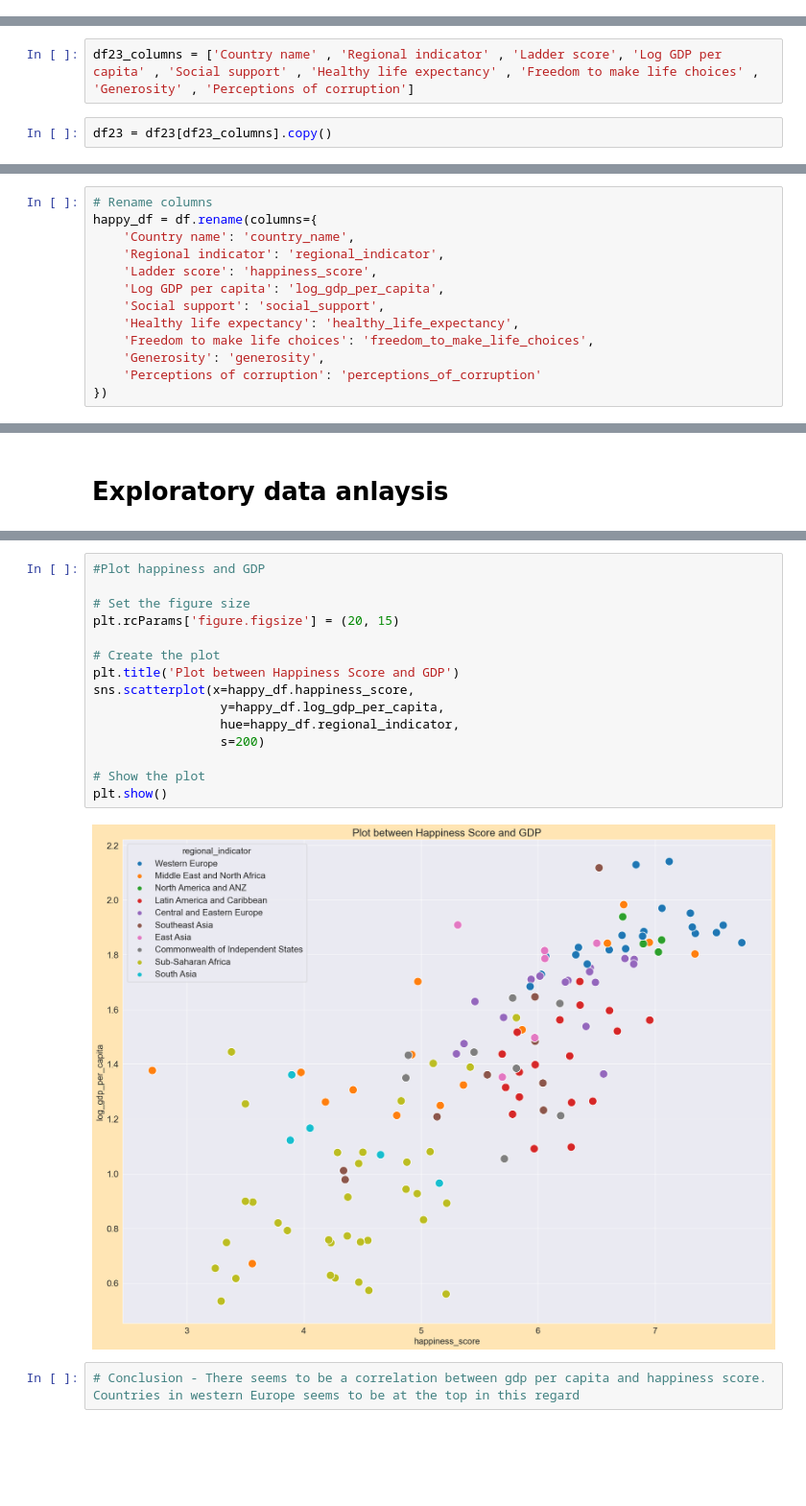
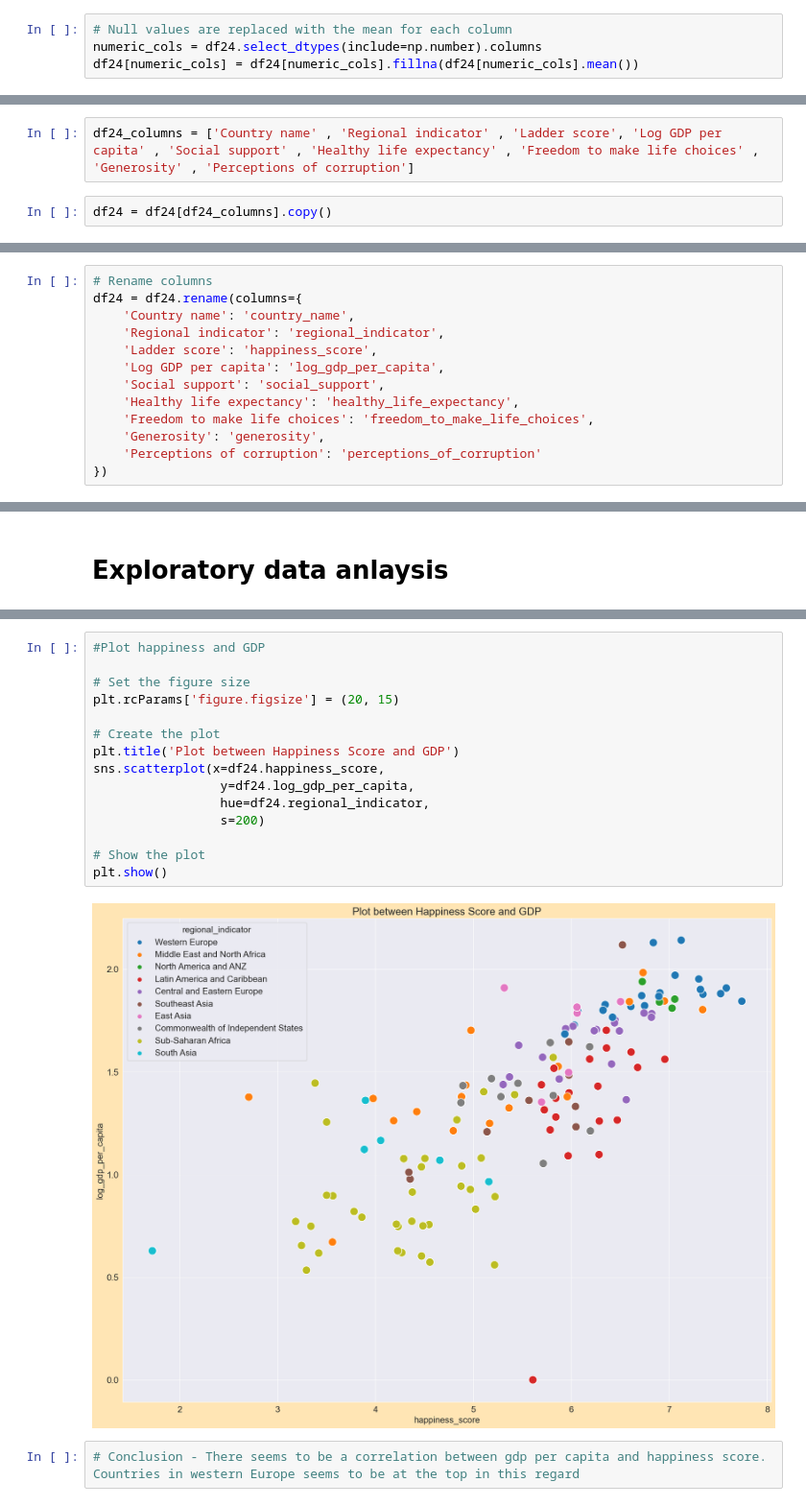
Before and after one commit to ErikBusk/Happiness_v2, a Jupyter notebook: Happniess data analysis.ipynb, the cells around one changed output, grey strips where cells are left out. Shown: that part at 96% size. Drawn from its saved outputs; the diff is of its cells as text; blank space fills up the shorter version.

Commit message:
Updated code to include new data set

```diff
--- a/Happniess data analysis.ipynb
+++ b/Happniess data analysis.ipynb
@@ -130,0 +149,4 @@ df[numeric_cols] = df[numeric_cols].fillna(df[numeric_cols].mean())
+# %%
+# Null values are replaced with the mean for each column
+numeric_cols = df24.select_dtypes(include=np.number).columns
+df24[numeric_cols] = df24[numeric_cols].fillna(df24[numeric_cols].mean())
@@ -133,4 +172,4 @@ df[numeric_cols] = df[numeric_cols].fillna(df[numeric_cols].mean())
 # %%
-df23_columns = ['Country name' , 'Regional indicator' , 'Ladder score', 'Log GDP per capita' , 'Social support' , 'Healthy life expectancy' , 'Freedom to make life choices' , 'Generosity' , 'Perceptions of corruption']
+df24_columns = ['Country name' , 'Regional indicator' , 'Ladder score', 'Log GDP per capita' , 'Social support' , 'Healthy life expectancy' , 'Freedom to make life choices' , 'Generosity' , 'Perceptions of corruption']
 # %%
-df23 = df23[df23_columns].copy()
+df24 = df24[df24_columns].copy()
@@ -139,6 +176,6 @@ KeyError: "['Regional indicator', 'Ladder score', 'Healthy life expectancy'] not
 # %%
 # Rename columns
-happy_df = df.rename(columns={
+df24 = df24.rename(columns={
     'Country name': 'country_name',
     'Regional indicator': 'regional_indicator',
     'Ladder score': 'happiness_score',
@@ -192,20 +215,20 @@ happy_df.describe()
 # %%
 #Plot happiness and GDP
 
 # Set the figure size
 plt.rcParams['figure.figsize'] = (20, 15)
 
 # Create the plot
 plt.title('Plot between Happiness Score and GDP')
-sns.scatterplot(x=happy_df.happiness_score,
-                 y=happy_df.log_gdp_per_capita,
-                 hue=happy_df.regional_indicator,
+sns.scatterplot(x=df24.happiness_score,
+                 y=df24.log_gdp_per_capita,
+                 hue=df24.regional_indicator,
                  s=200)
 
 # Show the plot
 plt.show()
 # %% [output]
-[figure, old version]
+[figure, new version]
 # %%
 # Conclusion - There seems to be a correlation between gdp per capita and happiness score. Countries in western Europe seems to be at the top in this regard
 # %%
```
Also changed, not shown: parts of 28 cells of this notebook.
